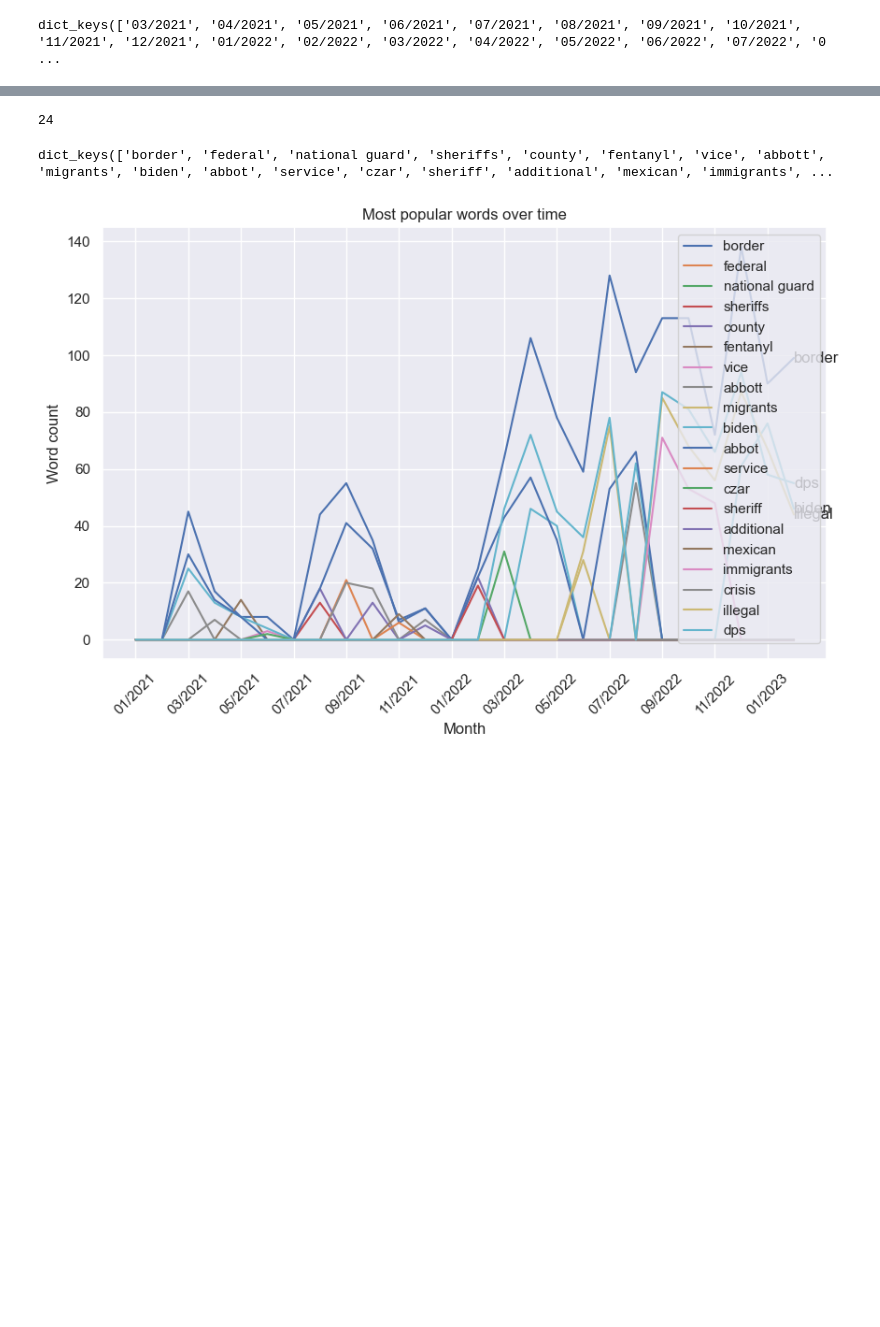
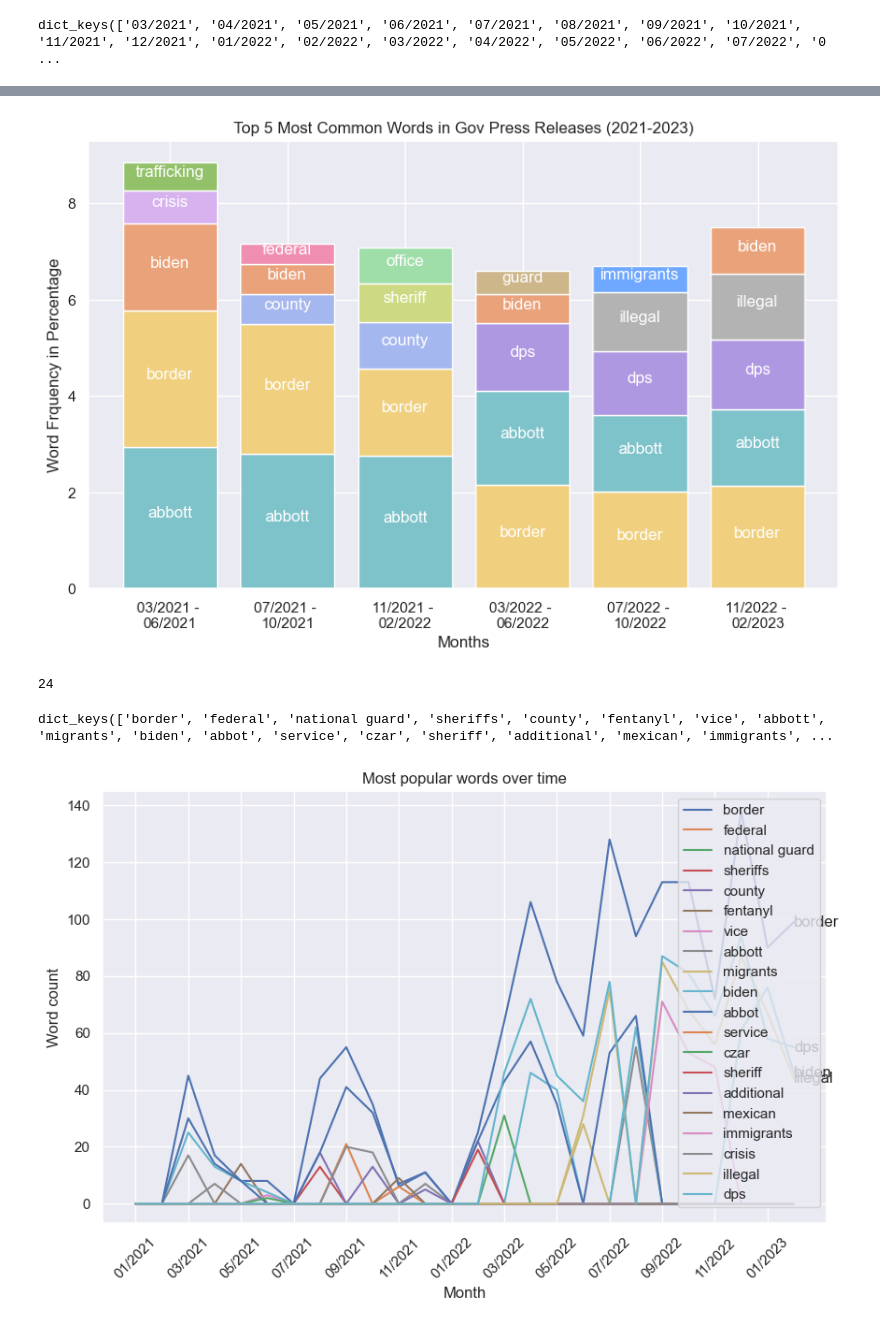
Before and after one commit to djryn/OLS_resesarch, a Jupyter notebook: Gov_scrape.ipynb, the cells around one changed output, grey strips where cells are left out. Cells and saved outputs as stored; diff of their text form; code cells hidden in the pictures; blank space fills up the shorter version.

```diff
--- a/Gov_scrape.ipynb
+++ b/Gov_scrape.ipynb
@@ -490,3 +528,83 @@ plt.show()
+# %%
+fig, ax = plt.subplots(figsize=(10, 6))
+sns.set(style="darkgrid")
+
+
+my_palette = ['#7EC2CA', '#F0D07E', '#E9A279', '#D7B2EF', '#92C169', '#A5B7EF',
+              '#EF8EB1', '#CDDA83', '#9FDEA9', '#AF98E2', '#CEB68B', '#B3B3B3', '#6fa8ff']
+df = pd.DataFrame(group_months).T
+
+
+dates = group_months.keys()
+labels = df.columns
+colors = {}
+for i, label in enumerate(labels):
+    colors[label] = my_palette[i]
+data1 = [[],[],[],[],[]]
+data1_labels = [[],[],[],[],[]]
+data1_colors = [[],[],[],[],[]]
+
+
+for k,v in group_months.items():
+    for i, value in enumerate(list(v.values())):
+        data1[i].append(value)
+
+    for i, key in enumerate(list(v.keys())):
+        data1_labels[i].append(key)
+        data1_colors[i].append(colors[key])
+
+
+ax.bar(dates,
+       data1[0],
+       color=data1_colors[0],
+       label=data1_labels[0])
+ax.bar(dates,
+       data1[1],
+       bottom=data1[0],
+        color=data1_colors[1],
+       label=data1_labels[1])
+ax.bar(dates,
+       data1[2],
+       color=data1_colors[2],
+       bottom=np.add(data1[0], data1[1]),
+       label=data1_labels[2])
+ax.bar(dates,
+       data1[3],
+       color=data1_colors[3],
+       bottom=np.add(np.add(data1[0], data1[1]), data1[2]),
+       label=data1_labels[3])
+ax.bar(dates,
+       data1[4],
+       color=data1_colors[4],
+       bottom=np.add(np.add(np.add(data1[0], data1[1]), data1[2]), data1[3]),
+       label=data1_labels[4])
+
+for i, bar in enumerate(ax.patches):
+    if(bar.get_height() > 0):
+        ax.text(
+          # Put the text in the middle of each bar. get_x returns the start
+          # so we add half the width to get to the middle.
+          bar.get_x() + bar.get_width() / 2,
+          # Vertically, add the height of the bar to the start of the bar,
+          # along with the offset.
+          bar.get_height()/2 + bar.get_y(),
+          # This is actual value we'll show.
+          bar.get_label(),
+          # Center the labels and style them a bit.
+          ha='center',
+          color='w'
+          )
+
+
+# Add labels and title
+ax.set_xlabel('Months')
+ax.set_ylabel('Word Frquency in Percentage')
+ax.set_title('Top 5 Most Common Words in Gov Press Releases (2021-2023)')
+
+plt.savefig('images/Gov/stacked_bar.png')
+plt.show()
+# %% [output]
+[figure, added]
 # %%
 len(month_freqs.keys())
 # %% [output]
```
Also changed, not shown: parts of 15 cells of this notebook, 6 other files.
